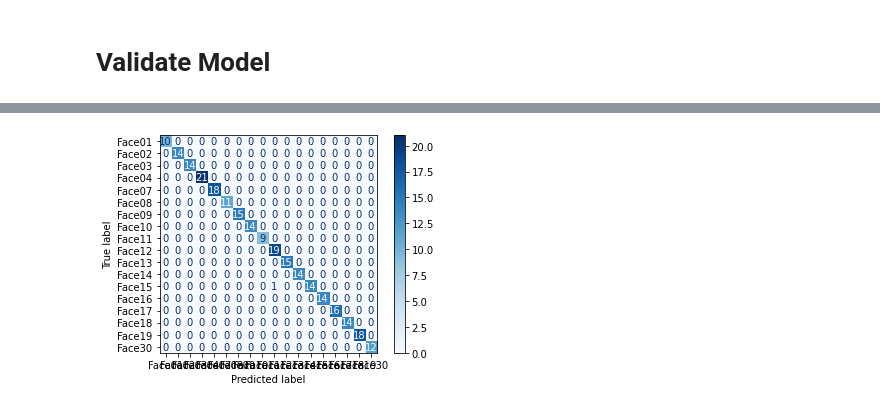
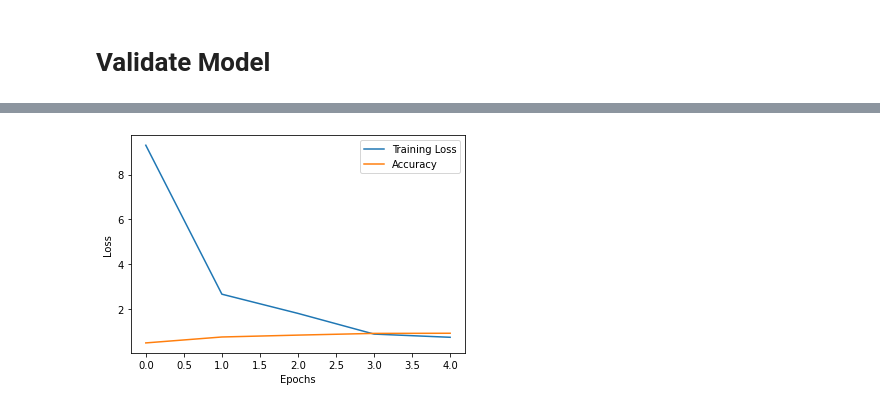
Before and after one commit to IramML/ailabschool-exam, a Jupyter notebook: faces/Examen_R1.ipynb, the cells around one changed output, grey strips where cells are left out. Cells and saved outputs as stored; diff of their text form; code cells hidden in the pictures.

```diff
--- a/faces/Examen_R1.ipynb
+++ b/faces/Examen_R1.ipynb
@@ -363,5 +351,3 @@ X_train.shape
 y_train.shape
 # %% [output]
 (920,)
-# %%
-history = model.fit(X_train, y_train, epochs=5)
@@ -404,0 +354,8 @@ plt.show()
+# %%
+def train_model(model, model_name, epochs=5):
+  filepath =  "out/{}.h5".format(model_name)
+  checkpoint_callback = tf.keras.callbacks.ModelCheckpoint(filepath, monitor='accuracy', verbose=1, save_best_only=True, mode='max')
+  history = model.fit(X_train, y_train, epochs=epochs, callbacks=[checkpoint_callback])
+  return history
+# %%
+history = train_model(model, model_name="dense")
@@ -426,15 +398,35 @@ array([[0., 0., 0., ..., 0., 0., 0.],
+# %%
+def plot_history(history):
+  loss_values = history.history['loss']
+
+  plt.plot(history.history['loss'], label='Training Loss')
+  plt.plot(history.history['accuracy'], label='Accuracy')
+
+  plt.xlabel('Epochs')
+  plt.ylabel('Loss')
+  plt.legend()
+
+  plt.show()
 # %%
 from sklearn.metrics import ConfusionMatrixDisplay
 from sklearn.metrics import confusion_matrix
 
+def test_validate_model(model):
+  test_loss, test_acc, test_f1_score, test_precision, test_recall = model.evaluate(X_test, y_test)
+  print("Accuracy: ", test_acc)
+  print("F1 score: ", test_f1_score)
 
-labels = ["Face01", "Face02", "Face03", "Face04", "Face07", "Face08", "Face09", "Face10", "Face11", "Face12", "Face13", "Face14", "Face15", "Face16", "Face17", "Face18", "Face19", "Face30"]
+  predictions = model.predict(X_validation)
 
-cm = confusion_matrix([item for item in y_validation], [np.argmax(prediction) for prediction in predictions])
+  labels = ["Face01", "Face02", "Face03", "Face04", "Face07", "Face08", "Face09", "Face10", "Face11", "Face12", "Face13", "Face14", "Face15", "Face16", "Face17", "Face18", "Face19", "Face30"]
 
-disp = ConfusionMatrixDisplay(confusion_matrix=cm, display_labels=labels)
+  cm = confusion_matrix([item for item in y_validation], [np.argmax(prediction) for prediction in predictions])
 
-disp.plot(cmap=plt.cm.Blues)
-plt.show()
+  disp = ConfusionMatrixDisplay(confusion_matrix=cm, display_labels=labels)
+
+  disp.plot(cmap=plt.cm.Blues)
+  plt.show()
-# %% [output]
-[figure, removed]
+# %%
+plot_history(history)
+# %% [output]
+[figure, added]
```
Also changed, not shown: parts of 30 cells of this notebook, 2 other files.
